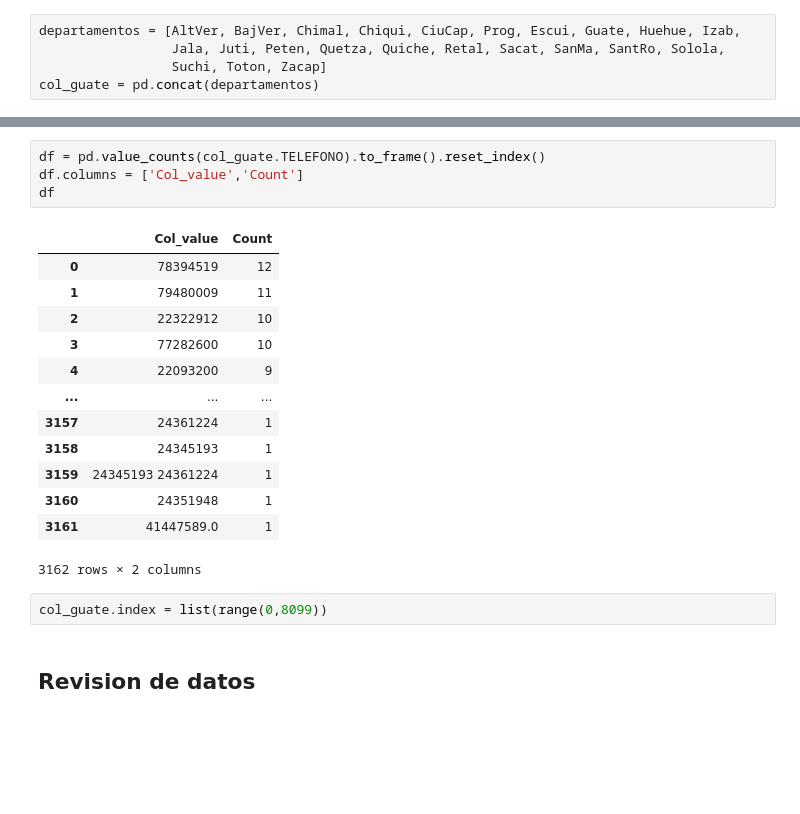
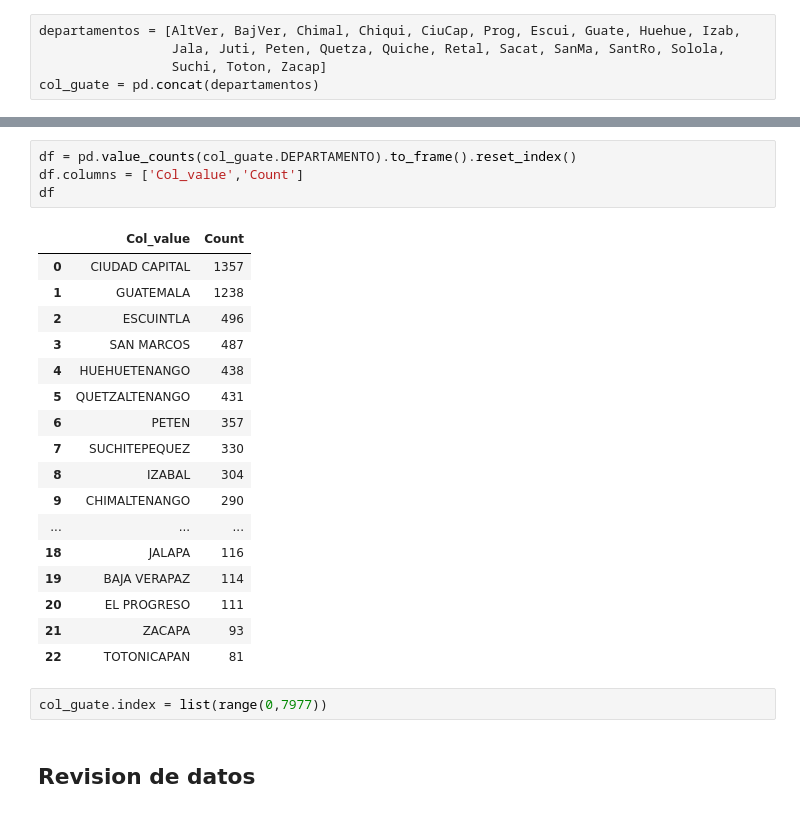
Before and after one commit to ricardoVA999/DataScience-Project1, a Jupyter notebook: Proyect1-Cleaning.ipynb, the cells around one changed output, grey strips where cells are left out. Saved outputs shown, nothing was run; the diff lists cells and outputs as text; blank space fills up the shorter version.

```diff
--- a/Proyect1-Cleaning.ipynb
+++ b/Proyect1-Cleaning.ipynb
@@ -80,23 +80,27 @@ col_guate
 # %%
-df = pd.value_counts(col_guate.TELEFONO).to_frame().reset_index()
+df = pd.value_counts(col_guate.DEPARTAMENTO).to_frame().reset_index()
 df.columns = ['Col_value','Count']
 df
 # %% [output]
 |  | Col_value | Count |
-| 0 | 78394519 | 12 |
-| 1 | 79480009 | 11 |
-| 2 | 22322912 | 10 |
-| 3 | 77282600 | 10 |
-| 4 | 22093200 | 9 |
+| 0 | CIUDAD CAPITAL | 1357 |
+| 1 | GUATEMALA | 1238 |
+| 2 | ESCUINTLA | 496 |
+| 3 | SAN MARCOS | 487 |
+| 4 | HUEHUETENANGO | 438 |
+| 5 | QUETZALTENANGO | 431 |
+| 6 | PETEN | 357 |
+| 7 | SUCHITEPEQUEZ | 330 |
+| 8 | IZABAL | 304 |
+| 9 | CHIMALTENANGO | 290 |
 | ... | ... | ... |
-| 3157 | 24361224 | 1 |
-| 3158 | 24345193 | 1 |
-| 3159 | 24345193 24361224 | 1 |
-| 3160 | 24351948 | 1 |
-| 3161 | 41447589.0 | 1 |
+| 18 | JALAPA | 116 |
+| 19 | BAJA VERAPAZ | 114 |
+| 20 | EL PROGRESO | 111 |
+| 21 | ZACAPA | 93 |
+| 22 | TOTONICAPAN | 81 |
-3162 rows × 2 columns
 # %%
-col_guate.index = list(range(0,8099))
+col_guate.index = list(range(0,7977))
 # %% [markdown]
 ## Revision de datos
 # %%
```
Also changed, not shown: parts of 2 cells of this notebook, 24 other files.
